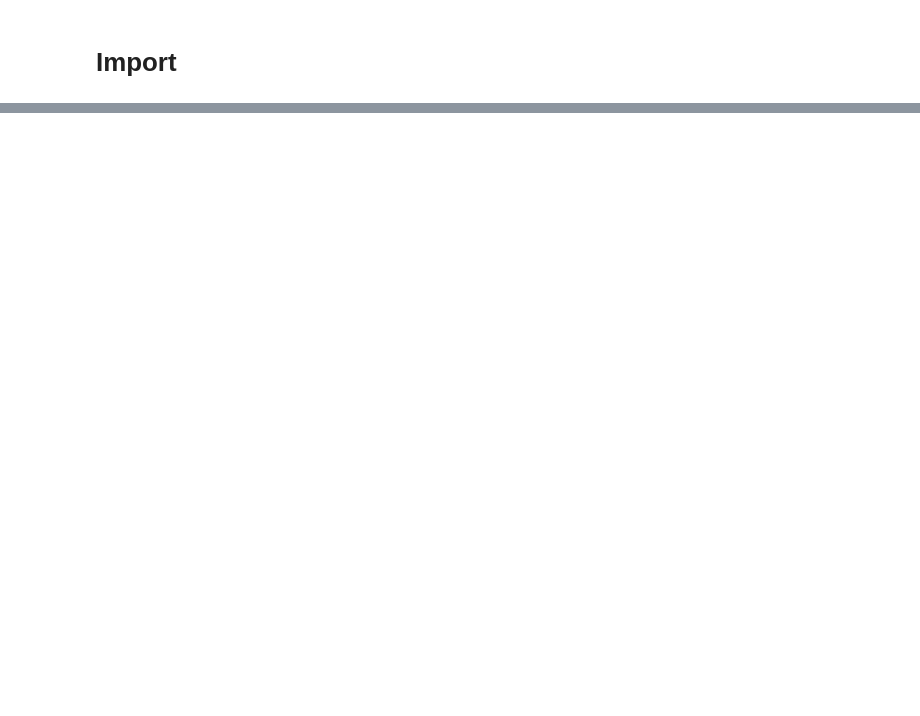
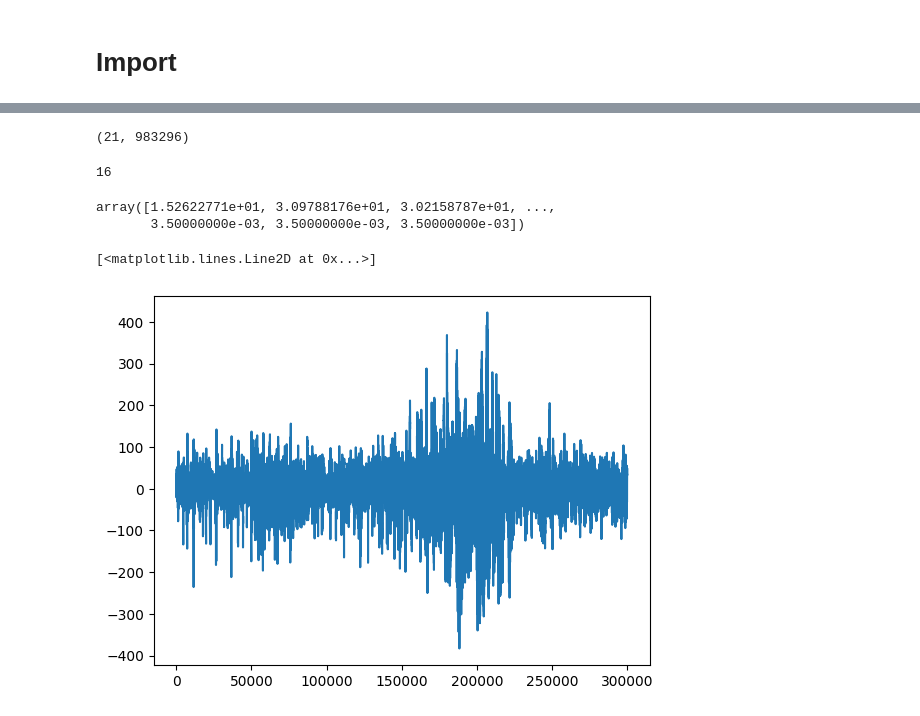
Before and after one commit to mariaaraujovitoria/SeizurePredict, a Jupyter notebook: notebooks/Untitled1.ipynb, the cells around one changed output, grey strips where cells are left out. Saved outputs shown, nothing was run; the diff lists cells and outputs as text; code cells hidden in the pictures; blank space fills up the shorter version.

```diff
--- a/notebooks/Untitled1.ipynb
+++ b/notebooks/Untitled1.ipynb
@@ -196,0 +33,17 @@ loaded_arr
+# %%
+signals, signal_headers, header = highlevel.read_edf("../raw_data/eeg5.edf")
+# %%
+signals.shape
+# %% [output]
+(21, 983296)
+# %%
+index_max_elec = np.std(signals,axis = 1)[:19].argmax()
+index_max_elec
+# %% [output]
+16
+# %%
+elec_17 = signals[index_max_elec]
+elec_17
+# %% [output]
+array([1.52622771e+01, 3.09788176e+01, 3.02158787e+01, ...,
+       3.50000000e-03, 3.50000000e-03, 3.50000000e-03])
@@ -196,0 +52,5 @@ loaded_arr
+# %%
+plt.plot(elec_17[200000:500000])
+# %% [output]
+[<matplotlib.lines.Line2D at 0x...>]
+[figure, added]
```
Also changed, not shown: parts of 40 cells of this notebook, 9 other files.
